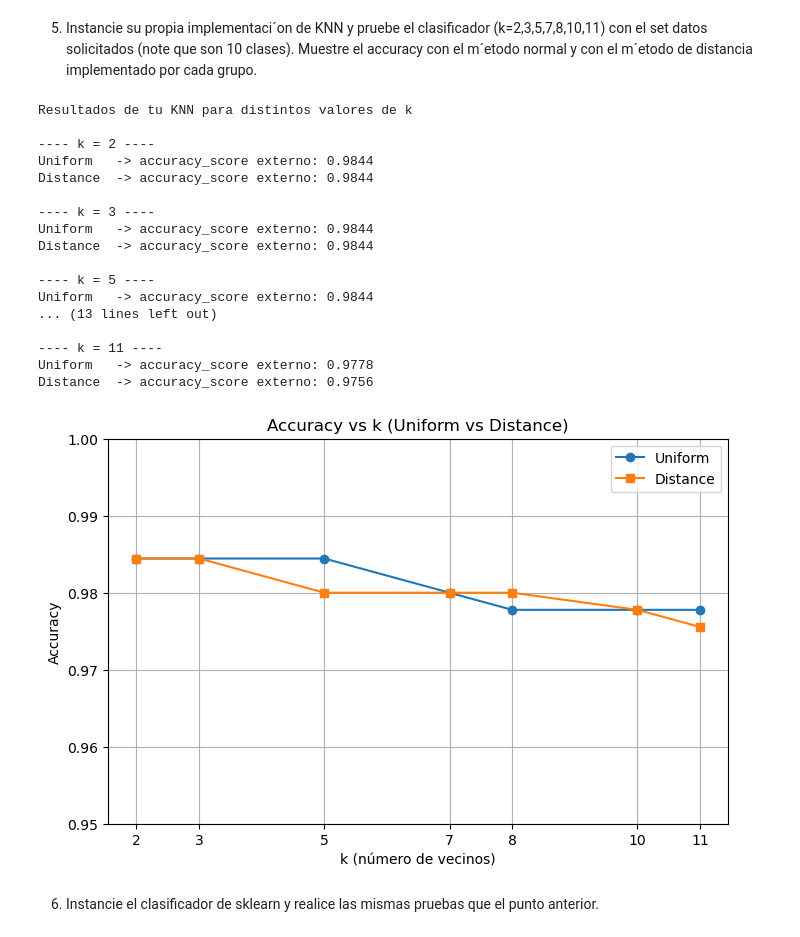
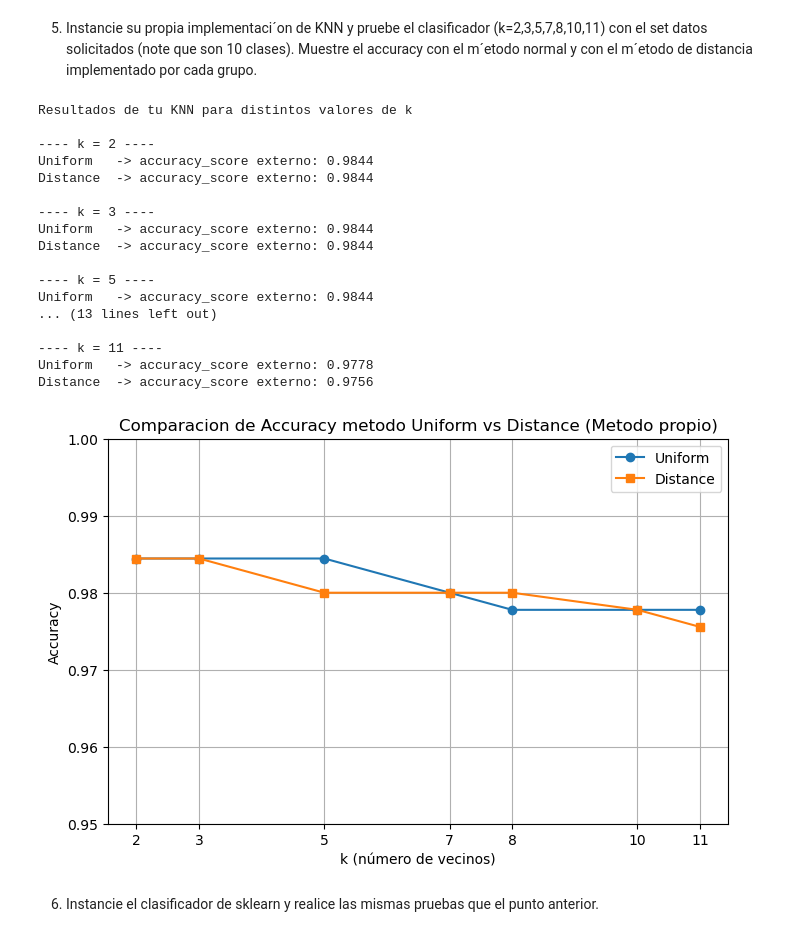
Before and after one commit to juanda0712/Tarea-K-Nearest-Neighbors-KNN, a Jupyter notebook: knn.ipynb, the cells around one changed output. Saved outputs shown, nothing was run; the diff lists cells and outputs as text; code cells hidden in the pictures.

```diff
--- a/knn.ipynb
+++ b/knn.ipynb
@@ -396,35 +396,35 @@ for k in k_values:
 
 # Graficar resultados
 plt.figure(figsize=(8,5))
 plt.plot(k_values, acc_uniform, marker='o', label='Uniform')
 plt.plot(k_values, acc_distance, marker='s', label='Distance')
-plt.title('Accuracy vs k (Uniform vs Distance)')
+plt.title('Comparacion de Accuracy metodo Uniform vs Distance (Metodo propio)')
 plt.xlabel('k (número de vecinos)')
 plt.ylabel('Accuracy')
 plt.xticks(k_values)
 plt.ylim(0.95, 1.0)  # ajustar según tus valores
 plt.grid(True)
 plt.legend()
 plt.show()
 # %% [output]
 Resultados de tu KNN para distintos valores de k
 
 ---- k = 2 ----
 Uniform   -> accuracy_score externo: 0.9844
 Distance  -> accuracy_score externo: 0.9844
 
 ---- k = 3 ----
 Uniform   -> accuracy_score externo: 0.9844
 Distance  -> accuracy_score externo: 0.9844
 
 ---- k = 5 ----
 Uniform   -> accuracy_score externo: 0.9844
 ... (13 lines left out)
 
 ---- k = 11 ----
 Uniform   -> accuracy_score externo: 0.9778
 Distance  -> accuracy_score externo: 0.9756
-[figure, old version]
+[figure, new version]
 # %% [markdown]
 6. Instancie el clasificador de sklearn y realice las mismas pruebas que el punto anterior.
 # %%
```
Also changed, not shown: parts of 1 cell of this notebook.
